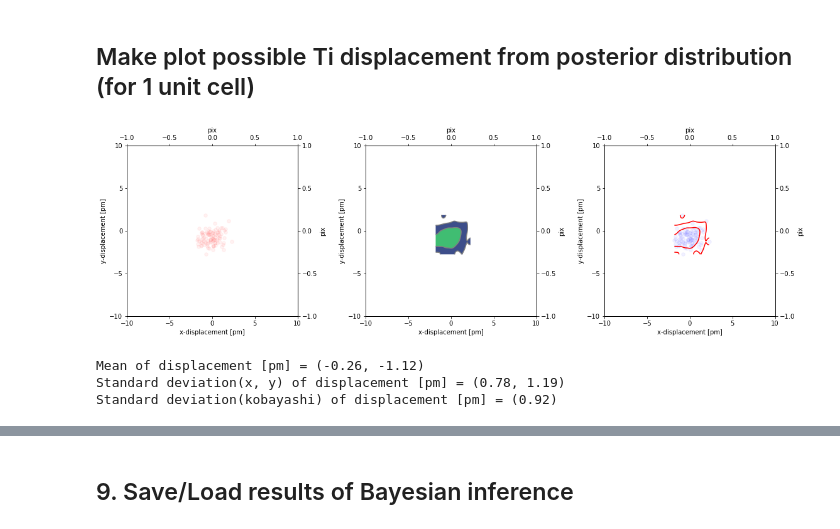
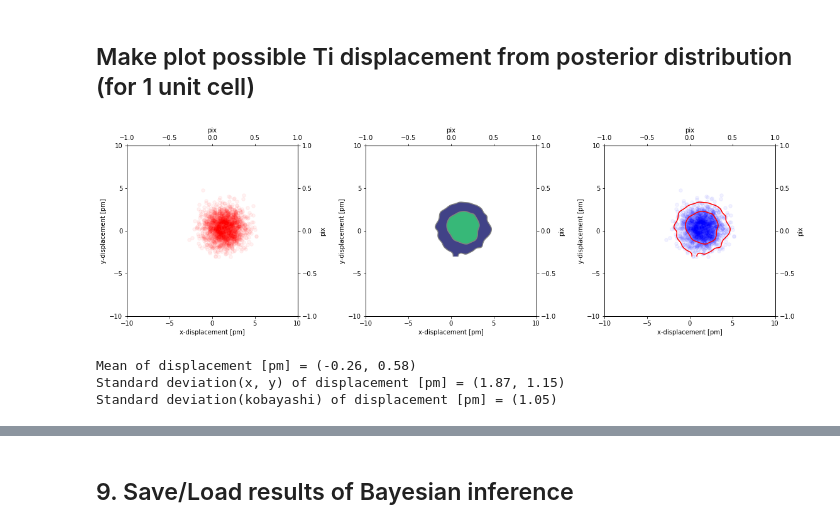
Before and after one commit to nomurayuki0503/PeakDetection_Perovskite, a Jupyter notebook: src/AtomDisplacement_Perovskite_Bayese.ipynb, the cells around one changed output, grey strips where cells are left out. Cells and saved outputs as stored; diff of their text form; code cells hidden in the pictures.

```diff
--- a/src/AtomDisplacement_Perovskite_Bayese.ipynb
+++ b/src/AtomDisplacement_Perovskite_Bayese.ipynb
@@ -256,28 +324,19 @@ TypeError: unsupported operand type(s) for -: 'list' and 'float'
 # %%
+# Calculate Ti displacement for conventional method
+distances, flat_distance_x, flat_distance_y, flat_align_peaks_x, flat_align_peaks_y, flat_center_x, flat_center_y = analysis_pervskite(img, col, peaks_x, peaks_y, size_peak)
+
+# Calculate most likely Ti displacement for Bayesian inference
+distances_bayes, flat_distance_x_bayes, flat_distance_y_bayes, flat_align_peaks_x_bayes, flat_align_peaks_y_bayes, flat_center_x_bayes, flat_center_y_bayes = analysis_pervskite(img, col, peaks_x_bayes, peaks_y_bayes, size_peak)
+
 # Calcurate possible Ti displacement from posterior distribution of Bayesian inference
-pred_distances = [ [] for _ in range(num_sample) ]
-pred_flat_distance_x = [ [] for _ in range(num_sample) ]
-pred_flat_distance_y = [ [] for _ in range(num_sample) ]
-pred_flat_align_peaks_x = [ [] for _ in range(num_sample) ]
-pred_flat_align_peaks_y = [ [] for _ in range(num_sample) ]
-pred_flat_sd_x = [ [] for _ in range(num_sample) ]
-pred_flat_sd_y = [ [] for _ in range(num_sample) ]
-pred_flat_align_sd_x = [ [] for _ in range(num_sample) ]
-pred_flat_align_sd_y = [ [] for _ in range(num_sample) ]
-pred_flat_center_x = [ [] for _ in range(num_sample) ]
-pred_flat_center_y = [ [] for _ in range(num_sample) ]
+pred_distances = [[] for _ in range(num_sample)]
+pred_flat_distance_x = [[] for _ in range(num_sample)]
+pred_flat_distance_y = [[] for _ in range(num_sample)]
+pred_flat_align_peaks_x = [[] for _ in range(num_sample)]
+pred_flat_align_peaks_y = [[] for _ in range(num_sample)]
+pred_flat_center_x = [[] for _ in range(num_sample)]
+pred_flat_center_y = [[] for _ in range(num_sample)]
 
 for i in tqdm(range(num_sample)):
-    distances_dummy, flat_distance_x_dummy, flat_distance_y_dummy, flat_align_peaks_x_dummy, flat_align_peaks_y_dummy, flat_sd_x_dummy, flat_sd_y_dummy, flat_align_sd_x_dummy, flat_align_sd_y_dummy, flat_center_x_dummy, flat_center_y_dummy = analysis_pervskite(Z, col, pred_sampled_peaks_x[i], pred_sampled_peaks_y[i], sd_x_bayes, sd_y_bayes, size_peak, fit_method)
-    pred_distances[i] = distances_dummy
-    pred_flat_distance_x[i] = flat_distance_x_dummy
-    pred_flat_distance_y[i] = flat_distance_y_dummy
-    pred_flat_align_peaks_x[i] = flat_align_peaks_x_dummy
-    pred_flat_align_peaks_y[i] = flat_align_peaks_y_dummy
-    pred_flat_sd_x[i] = flat_sd_x_dummy
-    pred_flat_sd_y[i] = flat_sd_y_dummy
-    pred_flat_align_sd_x[i] = flat_align_sd_x_dummy
-    pred_flat_align_sd_y[i] = flat_align_sd_y_dummy
-    pred_flat_center_x[i] = flat_center_x_dummy
-    pred_flat_center_y[i] = flat_center_y_dummy
+    pred_distances[i], pred_flat_distance_x[i], pred_flat_distance_y[i], pred_flat_align_peaks_x[i], pred_flat_align_peaks_y[i], pred_flat_center_x[i], pred_flat_center_y[i] = analysis_pervskite(img, col, pred_sampled_peaks_x[i], pred_sampled_peaks_y[i], size_peak)
 # %% [markdown]
@@ -398,11 +559,11 @@ Standard deviation(kobayashi) of displacement [pm] = (0.99)
 # %% [markdown]
 ## Make plot possible Ti displacement from posterior distribution (for 1 unit cell)
 # %%
-k = 1   # number of Ti displacement for plot
+k = 0  # number of Ti displacement for plot
 
 # pred_flat_distanceをcalibration倍したリストを作成
-multi_pred_flat_distance_x = [ x[k]*calibration for x in pred_flat_distance_x ]
-multi_pred_flat_distance_y = [ y[k]*calibration for y in pred_flat_distance_y ]
+multi_pred_flat_distance_x = [x[k] * calibration for x in pred_flat_distance_x]
+multi_pred_flat_distance_y = [y[k] * calibration for y in pred_flat_distance_y]
 
 # Create a GridSpec layout
 gs = gridspec.GridSpec(1, 3, width_ratios=[1, 1, 1], height_ratios=[1], wspace=0.4)
@@ -453,34 +614,34 @@ ax3_twiny = ax3.twiny()  # Create a new x-axis
 ax3_twinx.set_ylabel("pix")  # Set the label for the new y-axis
 ax3_twiny.set_xlabel("pix")  # Set the label for the new x-axis
 ax3_twiny.set_xlim(-1, 1)
 ax3_twinx.set_ylim(-1, 1)
 
 # Set integer tick intervals for ax4 and ax5
 for ax in [ax1, ax2, ax3]:
     ax.xaxis.set_major_locator(MultipleLocator(5))
     ax.yaxis.set_major_locator(MultipleLocator(5))
 ax1_twinx.yaxis.set_major_locator(MultipleLocator(0.5))
 ax1_twiny.xaxis.set_major_locator(MultipleLocator(0.5))
 ax2_twinx.yaxis.set_major_locator(MultipleLocator(0.5))
 ax2_twiny.xaxis.set_major_locator(MultipleLocator(0.5))
 ax3_twinx.yaxis.set_major_locator(MultipleLocator(0.5))
 ax3_twiny.xaxis.set_major_locator(MultipleLocator(0.5))
 
 plt.savefig(data_dir + "\\" + "02_summary_bayese.png", dpi=1200)
 plt.show()
 
 #変位の平均と標準偏差の表示
 pred_std_x = np.std(np.array(pred_flat_distance_x))*calibration
 pred_std_y = np.std(np.array(pred_flat_distance_y))*calibration
 pred_flat_distance = np.sqrt(np.array(pred_flat_distance_x)**2 + np.array(pred_flat_distance_y)**2)*calibration
 pred_kobayashi_std = np.std(pred_flat_distance)
 
 print("Mean of displacement [pm] = ({0:.2f}, {1:.2f})".format(np.mean(np.array(pred_flat_distance_x))*calibration, np.mean(np.array(pred_flat_distance_y))*calibration))
 print("Standard deviation(x, y) of displacement [pm] = ({0:.2f}, {1:.2f})".format(pred_std_x, pred_std_y))
 print("Standard deviation(kobayashi) of displacement [pm] = ({0:.2f})".format(pred_kobayashi_std))
 #print("Standard deviation of displacement [pm] = ({0:.2f}, {1:.2f})".format(np.std(np.array(distances))*calibration))
 # %% [output]
-[figure, old version]
+[figure, new version]
-Mean of displacement [pm] = (-0.26, -1.12)
-Standard deviation(x, y) of displacement [pm] = (0.78, 1.19)
-Standard deviation(kobayashi) of displacement [pm] = (0.92)
+Mean of displacement [pm] = (-0.26, 0.58)
+Standard deviation(x, y) of displacement [pm] = (1.87, 1.15)
+Standard deviation(kobayashi) of displacement [pm] = (1.05)
```
Also changed, not shown: parts of 29 cells of this notebook, 7 other files.
